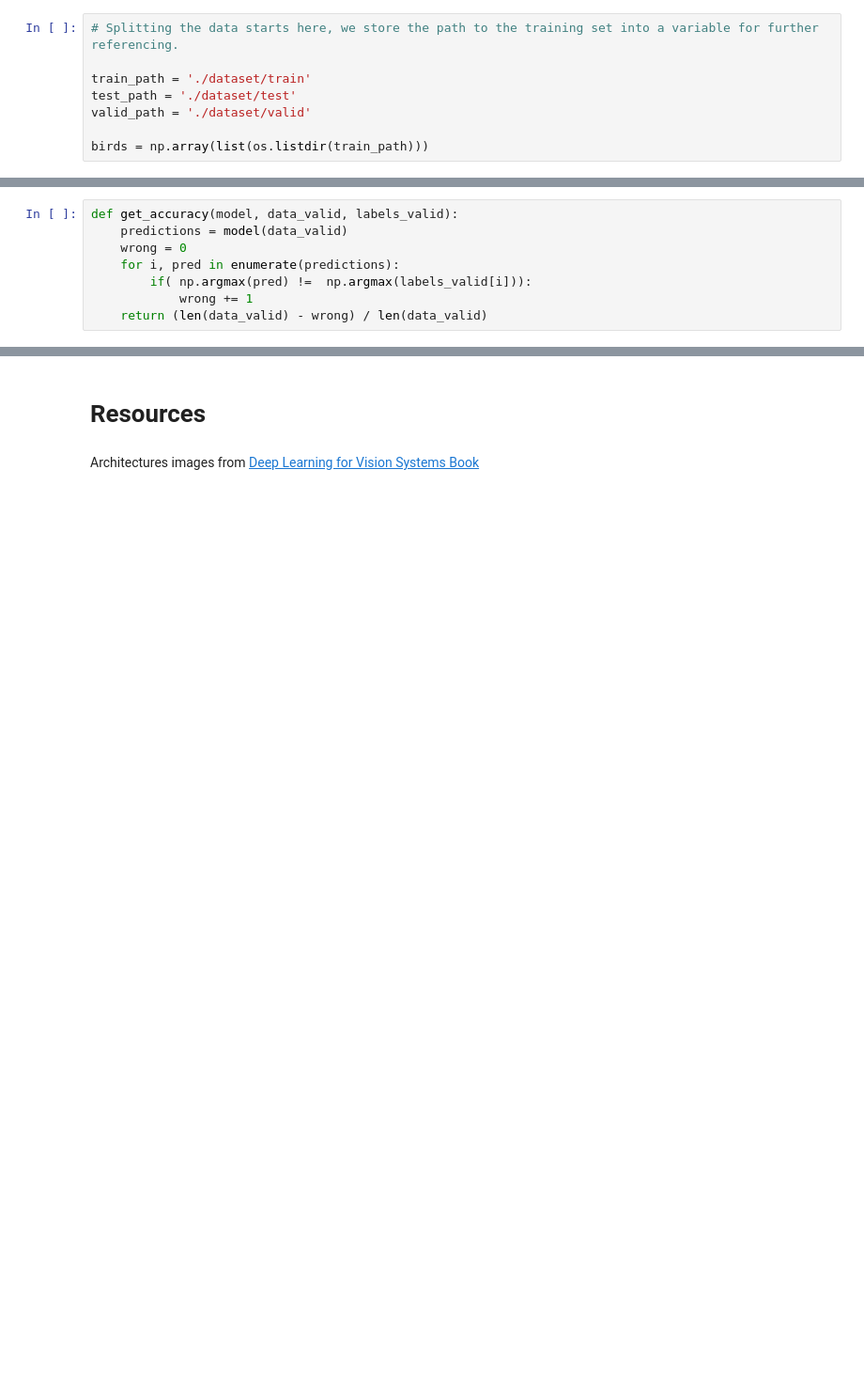
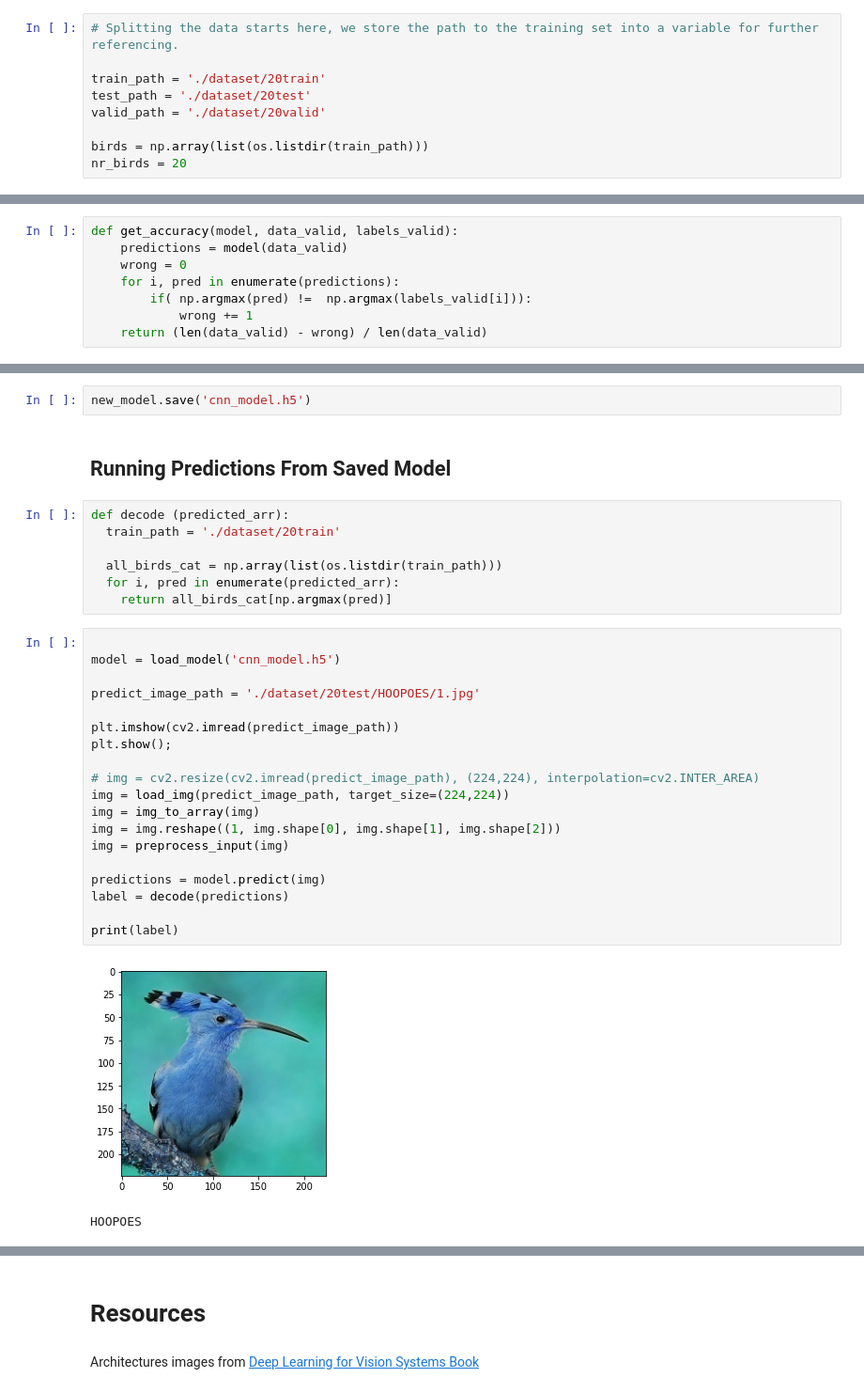
Before and after one commit to Shaunmak1214/birds-classifier, a Jupyter notebook: cnn.ipynb, the cells around one changed output, grey strips where cells are left out. Shown at 94% size. Cells and saved outputs as stored; diff of their text form; blank space fills up the shorter version.

```diff
--- a/cnn.ipynb
+++ b/cnn.ipynb
@@ -23,10 +28,11 @@ from tensorflow.keras.models import Model, Sequential
 # %%
 # Splitting the data starts here, we store the path to the training set into a variable for further referencing.
 
-train_path = './dataset/train'
-test_path = './dataset/test'
-valid_path = './dataset/valid'
+train_path = './dataset/20train'
+test_path = './dataset/20test'
+valid_path = './dataset/20valid'
 
 birds = np.array(list(os.listdir(train_path)))
+nr_birds = 20
 # %%
 # pick only 20 type of birds to train on
@@ -236,0 +253,33 @@ INFO:tensorflow:Assets written to: birds-trained-model/assets
+# %%
+new_model.save('cnn_model.h5')
+# %% [markdown]
+## Running Predictions From Saved Model
+# %%
+def decode (predicted_arr):
+  train_path = './dataset/20train'
+
+  all_birds_cat = np.array(list(os.listdir(train_path)))
+  for i, pred in enumerate(predicted_arr):
+    return all_birds_cat[np.argmax(pred)]
+# %%
+
+model = load_model('cnn_model.h5')
+
+predict_image_path = './dataset/20test/HOOPOES/1.jpg'
+
+plt.imshow(cv2.imread(predict_image_path))
+plt.show();
+
+# img = cv2.resize(cv2.imread(predict_image_path), (224,224), interpolation=cv2.INTER_AREA)
+img = load_img(predict_image_path, target_size=(224,224))
+img = img_to_array(img)
+img = img.reshape((1, img.shape[0], img.shape[1], img.shape[2]))
+img = preprocess_input(img)
+
+predictions = model.predict(img)
+label = decode(predictions)
+
+print(label)
+# %% [output]
+[figure, added]
+HOOPOES
```
Also changed, not shown: parts of 14 cells of this notebook, 10 other files.
